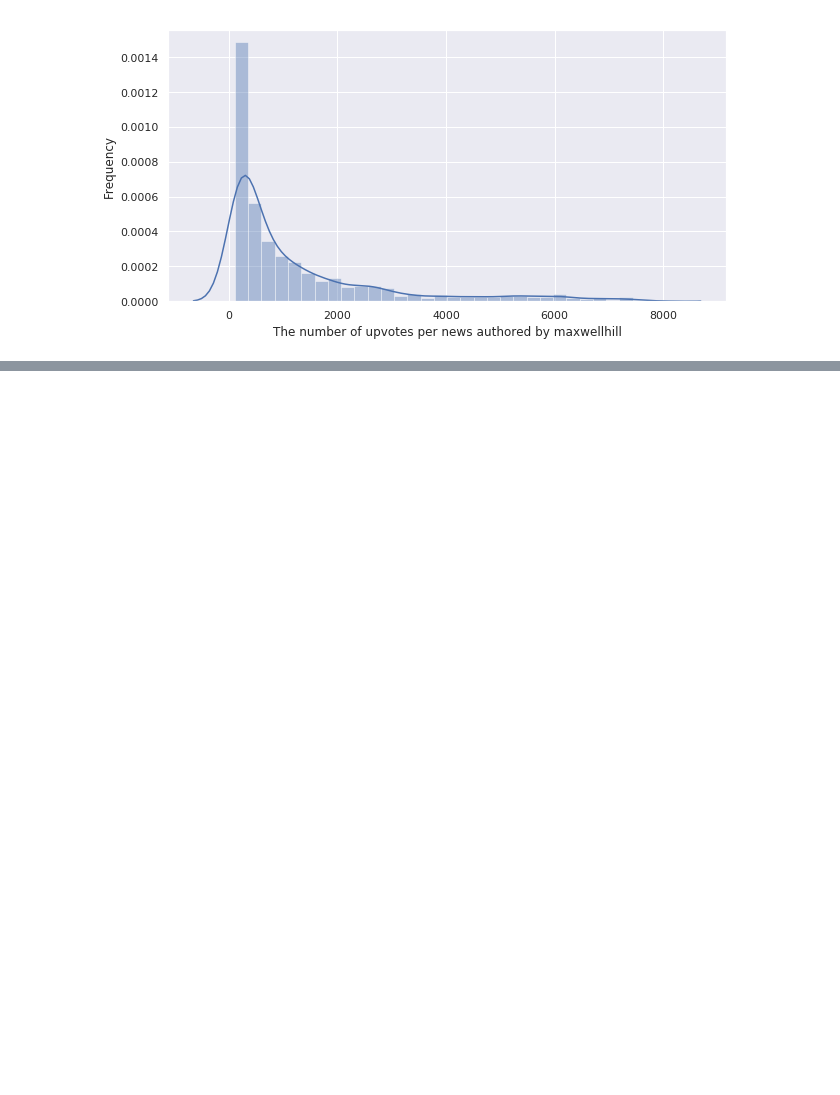
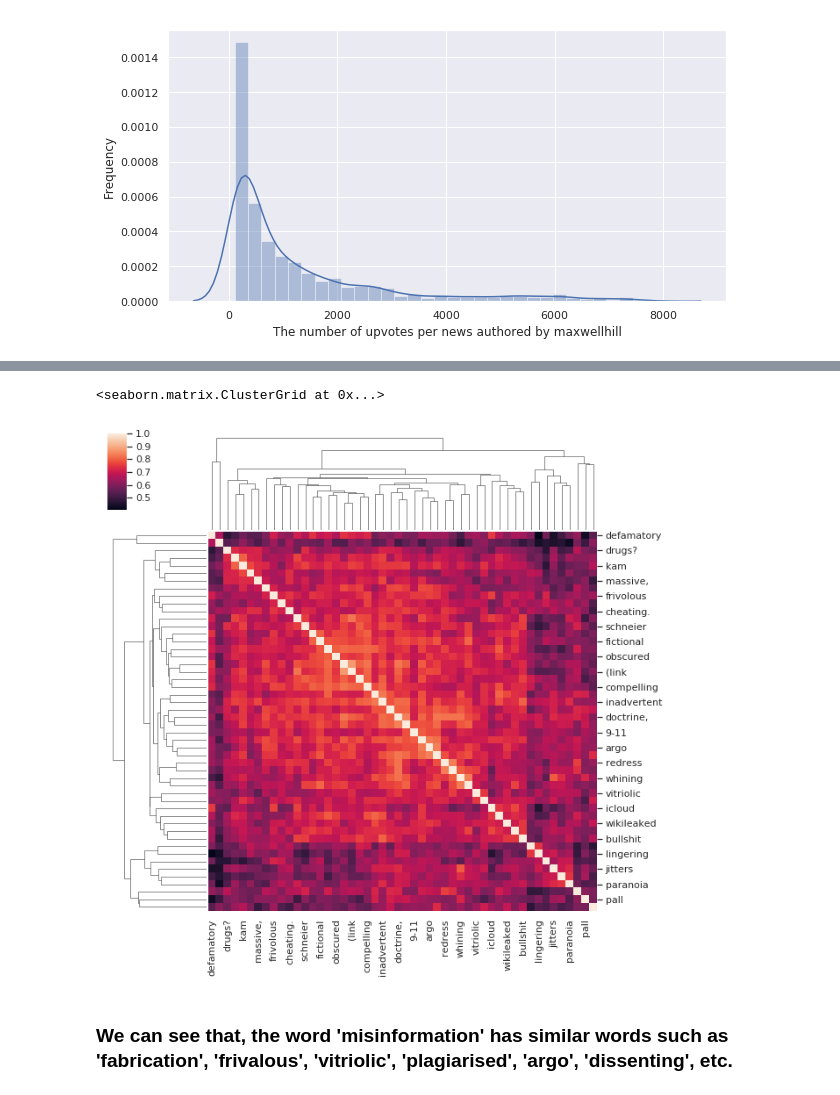
Before and after one commit to githubxinchunli/Exploratory-Analysis-of-Reddit-World-News, a Jupyter notebook: RedditNews.ipynb, the cells around one changed output, grey strips where cells are left out. Drawn from its saved outputs; the diff is of its cells as text; code cells hidden in the pictures; blank space fills up the shorter version.

```diff
--- a/RedditNews.ipynb
+++ b/RedditNews.ipynb
@@ -205,0 +497,4 @@ Text(0, 0.5, 'Frequency')
+# %%
+from scipy import spatial
+def cosine_similarity(x, y):
+    return(1 - spatial.distance.cosine(x, y))
@@ -205,0 +665,14 @@ Text(0, 0.5, 'Frequency')
+# %%
+# take an example of the word 'misinformation'
+info_vocab=[word[0] for word in models.most_similar("misinformation", topn=50)]
+# %%
+def calWordMatrix(vocab):
+    df_rows=[]
+    for word1 in vocab:
+        df_cols=[]
+        for word2 in vocab:
+            df_unit=cosine_similarity(models.wv[word1], models.wv[word2])
+            df_cols.append(df_unit)
+        df_rows.append(df_cols)
+    pol_words_sim_matrix = pd.DataFrame(df_rows,index=vocab, columns=vocab)
+    return pol_words_sim_matrix
@@ -205,0 +700,7 @@ Text(0, 0.5, 'Frequency')
+# %%
+sns.clustermap(calWordMatrix(info_vocab))
+# %% [output]
+<seaborn.matrix.ClusterGrid at 0x...>
+[figure, added]
+# %% [markdown]
+### We can see that, the word 'misinformation' has similar words such as 'fabrication', 'frivalous', 'vitriolic', 'plagiarised', 'argo', 'dissenting', etc.
```
Also changed, not shown: parts of 52 cells of this notebook.
